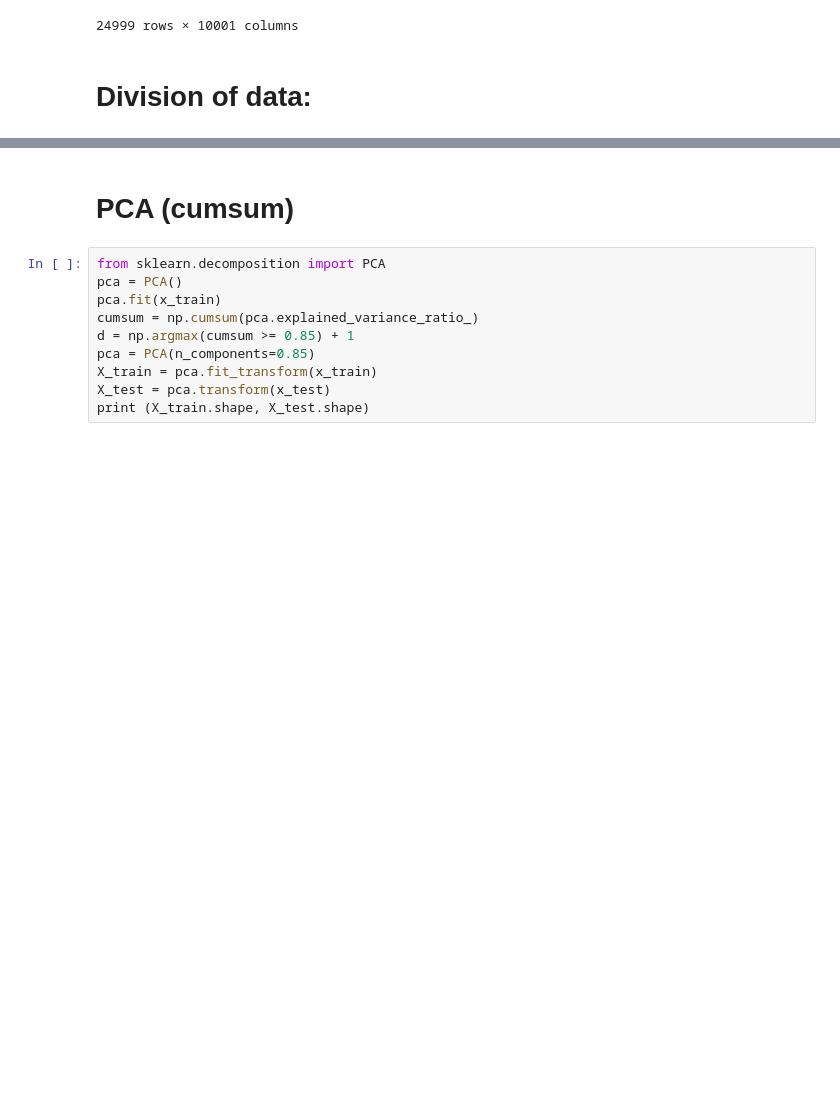
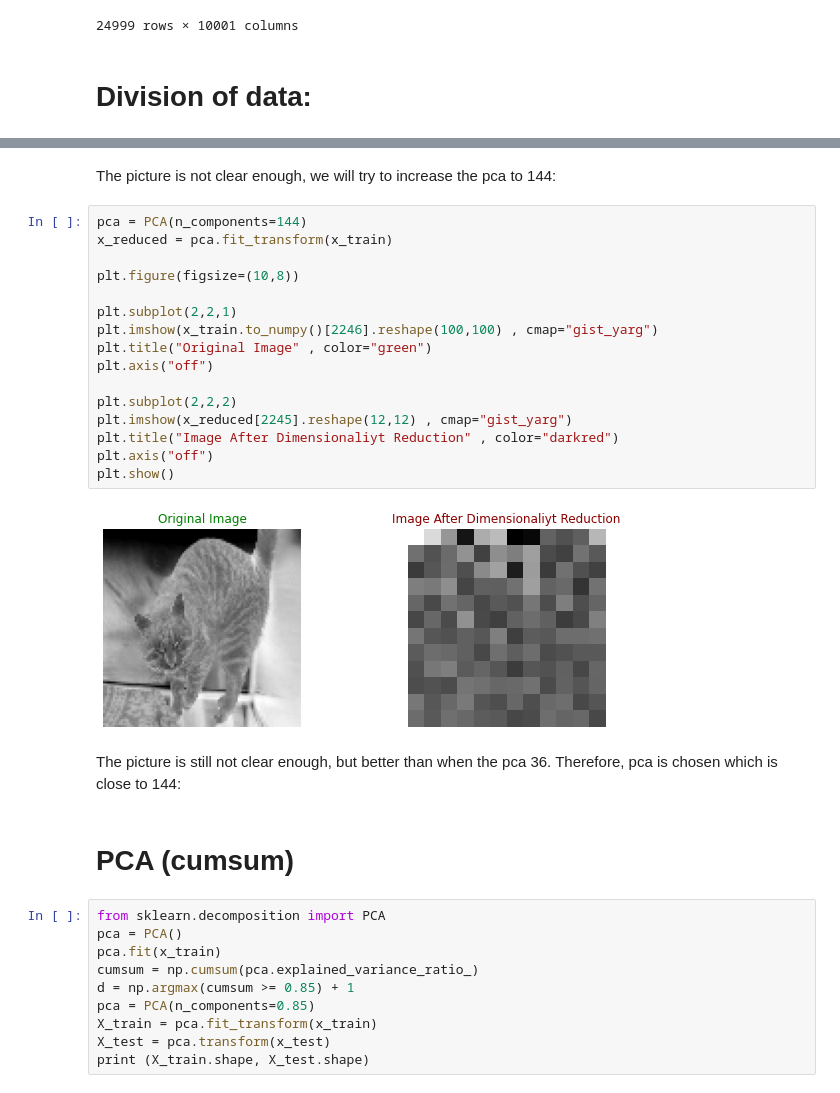
Before and after one commit to TairMazriv/FinalProject, a Jupyter notebook: Dogs vs Cats.ipynb, the cells around one changed output, grey strips where cells are left out. Cells and saved outputs as stored; diff of their text form; blank space fills up the shorter version.

```diff
--- a/Dogs vs Cats.ipynb
+++ b/Dogs vs Cats.ipynb
@@ -115,3 +131,26 @@ print(y_train.shape, y_test.shape, Y_Test.shape)
+# %% [markdown]
+The picture is not clear enough, we will try to increase the pca to 144:
+# %%
+pca = PCA(n_components=144)
+x_reduced = pca.fit_transform(x_train)
+
+plt.figure(figsize=(10,8))
+
+plt.subplot(2,2,1)
+plt.imshow(x_train.to_numpy()[2246].reshape(100,100) , cmap="gist_yarg")
+plt.title("Original Image" , color="green")
+plt.axis("off")
+
+plt.subplot(2,2,2)
+plt.imshow(x_reduced[2245].reshape(12,12) , cmap="gist_yarg")
+plt.title("Image After Dimensionaliyt Reduction" , color="darkred")
+plt.axis("off")
+plt.show()
+# %% [output]
+[figure, added]
+# %% [markdown]
+The picture is still not clear enough, but better than when the pca 36.
+Therefore, pca is chosen which is close to 144:
 # %% [markdown]
 # PCA (cumsum)
 # %%
```
Also changed, not shown: parts of 8 cells of this notebook, 1 other file.
